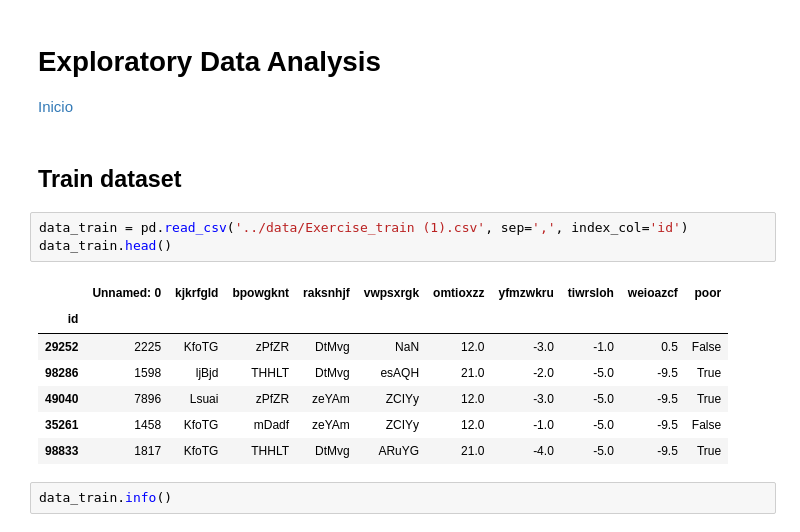
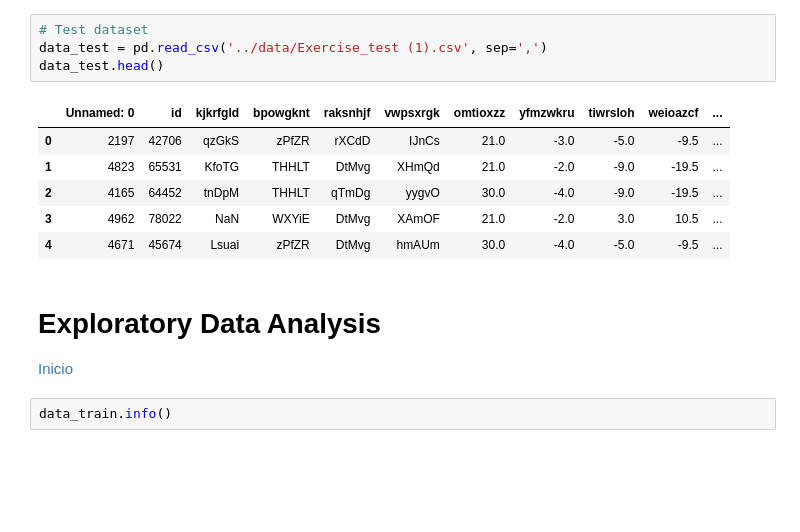
Before and after one commit to isabelpuche/DD_Pover-T_Tests, a Jupyter notebook: notebooks/Solutions_Pover-T_Tests.ipynb, the cells around one changed output. Saved outputs shown, nothing was run; the diff lists cells and outputs as text; blank space fills up the shorter version.

```diff
--- a/notebooks/Solutions_Pover-T_Tests.ipynb
+++ b/notebooks/Solutions_Pover-T_Tests.ipynb
@@ -33,19 +50,17 @@ from fancyimpute import KNN
+# %%
+# Test dataset
+data_test = pd.read_csv('../data/Exercise_test (1).csv', sep=',')
+data_test.head()
+# %% [output]
+|  | Unnamed: 0 | id | kjkrfgld | bpowgknt | raksnhjf | vwpsxrgk | omtioxzz | yfmzwkru | tiwrsloh | weioazcf | ... |
+| 0 | 2197 | 42706 | qzGkS | zPfZR | rXCdD | IJnCs | 21.0 | -3.0 | -5.0 | -9.5 | ... |
+| 1 | 4823 | 65531 | KfoTG | THHLT | DtMvg | XHmQd | 21.0 | -2.0 | -9.0 | -19.5 | ... |
+| 2 | 4165 | 64452 | tnDpM | THHLT | qTmDg | yygvO | 30.0 | -4.0 | -9.0 | -19.5 | ... |
+| 3 | 4962 | 78022 | NaN | WXYiE | DtMvg | XAmOF | 21.0 | -2.0 | 3.0 | 10.5 | ... |
+| 4 | 4671 | 45674 | Lsuai | zPfZR | DtMvg | hmAUm | 30.0 | -4.0 | -5.0 | -9.5 | ... |
 # %% [markdown]
 # Exploratory Data Analysis
 <div style = "float:right"><a style="text-decoration:none" href = "#inicio">Inicio</a></div>
-# %% [markdown]
-## Train dataset
-# %%
-data_train = pd.read_csv('../data/Exercise_train (1).csv', sep=',', index_col='id')
-data_train.head()
-# %% [output]
-|  | Unnamed: 0 | kjkrfgld | bpowgknt | raksnhjf | vwpsxrgk | omtioxzz | yfmzwkru | tiwrsloh | weioazcf | poor |
-| id |  |  |  |  |  |  |  |  |  |  |
-| 29252 | 2225 | KfoTG | zPfZR | DtMvg | NaN | 12.0 | -3.0 | -1.0 | 0.5 | False |
-| 98286 | 1598 | ljBjd | THHLT | DtMvg | esAQH | 21.0 | -2.0 | -5.0 | -9.5 | True |
-| 49040 | 7896 | Lsuai | zPfZR | zeYAm | ZCIYy | 12.0 | -3.0 | -5.0 | -9.5 | True |
-| 35261 | 1458 | KfoTG | mDadf | zeYAm | ZCIYy | 12.0 | -1.0 | -5.0 | -9.5 | False |
-| 98833 | 1817 | KfoTG | THHLT | DtMvg | ARuYG | 21.0 | -4.0 | -5.0 | -9.5 | True |
 # %%
 data_train.info()
 # %% [output]
```
Also changed, not shown: parts of 57 cells of this notebook.
